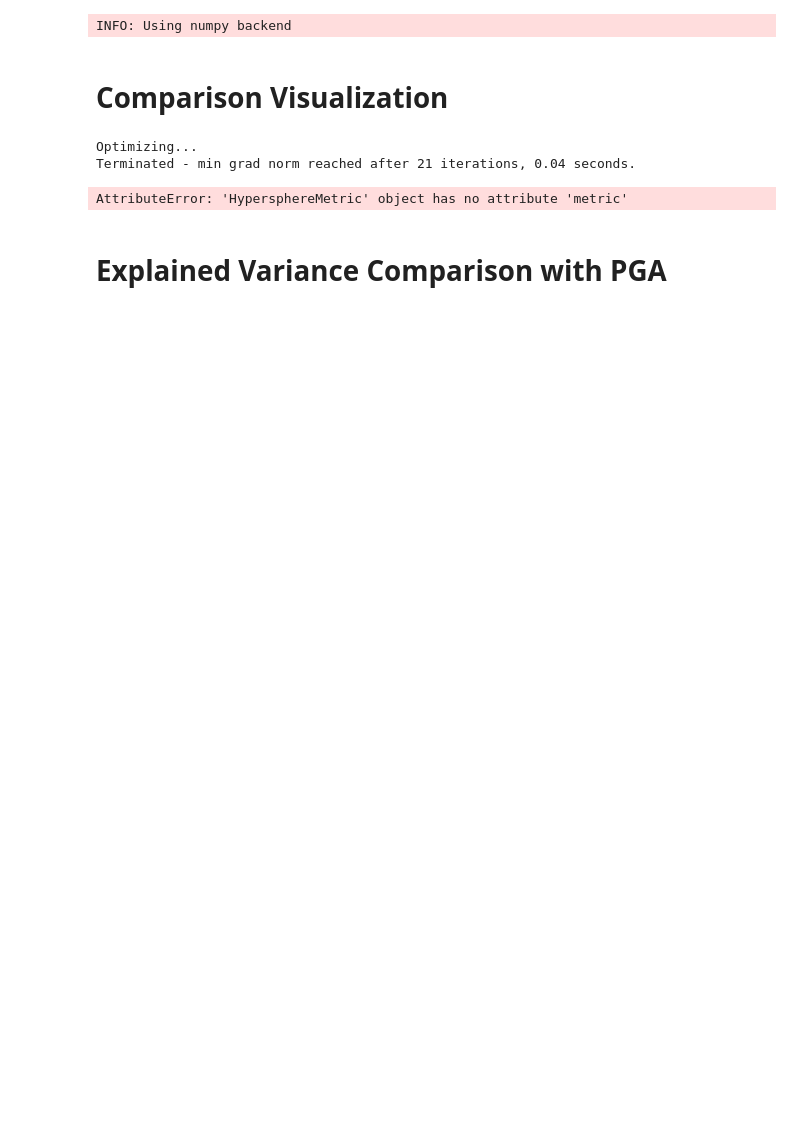
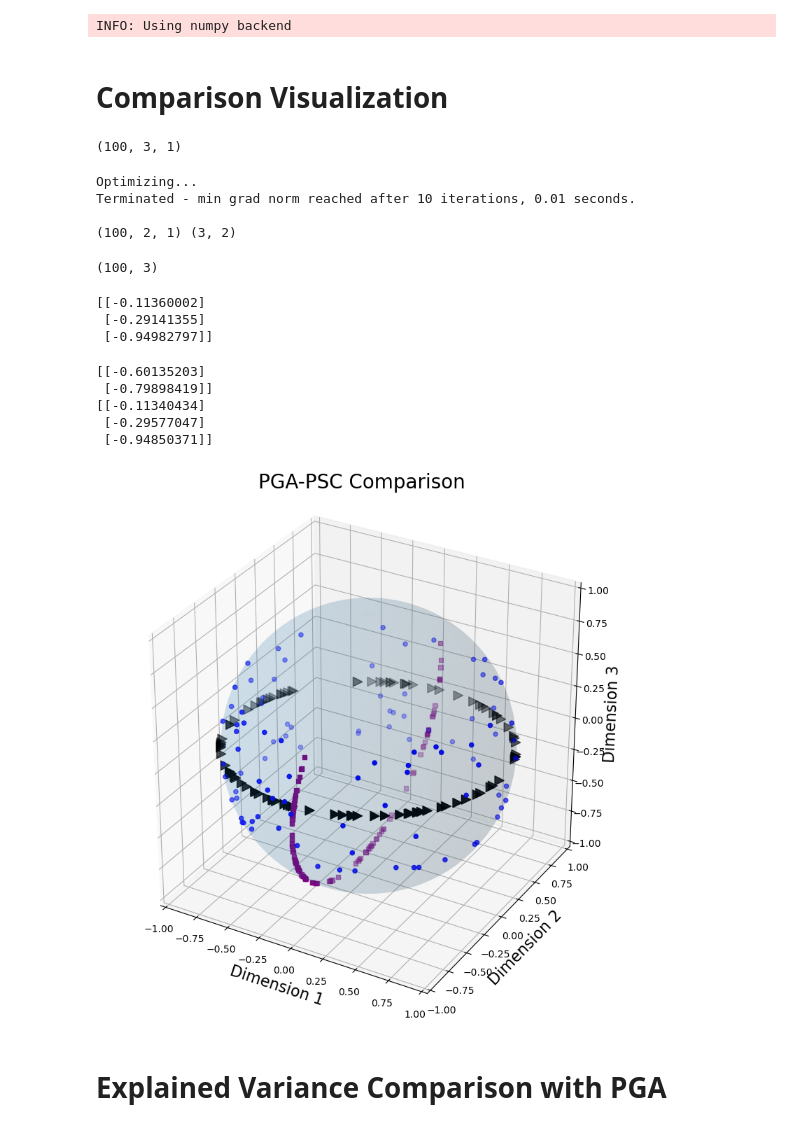
Before and after one commit to HarlinLee/PSC, a Jupyter notebook: experiments/variance_comparison.ipynb, the cells around one changed output. Cells and saved outputs as stored; diff of their text form; code cells hidden in the pictures; blank space fills up the shorter version.

Commit message:
Update variance_comparison

```diff
--- a/experiments/variance_comparison.ipynb
+++ b/experiments/variance_comparison.ipynb
@@ -19,53 +19,78 @@ base_alpha = np.array([[1,0],[0,1],[0,0]])
 # %%
 N=3
 n=2
-k=3
+k=1
 s=100
 concentration=0.05
 epsilon=0.5
+
 sample=utils.sphere_point_cloud(N,n,s,epsilon, alpha=base_alpha)
+print(sample['points'].shape)
+# %% [output]
+(100, 3, 1)
 # %%
-projected=comparison.PSC_points(sample['points'], n)
+projected = comparison.PSC_points(sample['points'], n)
+print(projected[0].shape, projected[1].shape)
 # %% [output]
 Optimizing...
-Terminated - min grad norm reached after 21 iterations, 0.04 seconds.
+Terminated - min grad norm reached after 10 iterations, 0.01 seconds.
+
+(100, 2, 1) (3, 2)
 # %%
 geodesic_projected = comparison.PGA_points(sample['points'].reshape(s, N), n)
+print(geodesic_projected.shape)
 # %% [output]
-AttributeError: 'HypersphereMetric' object has no attribute 'metric'
+(100, 3)
 # %%
-geodesic_projected_mean = comparison.frechetmean(geodesic_projected.reshape(s,N),3,1)
+geodesic_projected_mean = comparison.frechetmean(geodesic_projected.reshape(s,N), N, k)
+print(geodesic_projected_mean)
+# %% [output]
+[[-0.11360002]
+ [-0.29141355]
+ [-0.94982797]]
 # %%
-projected_mean=comparison.frechetmean(projected[0].reshape(s,N),3,1)
-mean=comparison.frechetmean(sample['points'].reshape(s,N),3,1)
+projected_mean=comparison.frechetmean(projected[0].reshape(s,n), n, k)
+mean=comparison.frechetmean(sample['points'].reshape(s,N), N, k)
+print(projected_mean)
+print(mean)
+# %% [output]
+[[-0.60135203]
+ [-0.79898419]]
+[[-0.11340434]
+ [-0.29577047]
+ [-0.94850371]]
 # %%
-X=projected[0] #in black
+X=projected[1].dot(projected[0]).transpose((1,0,2)) #in black
 Y=sample['points'] #in blue
 Z=geodesic_projected
+
 title='PGA-PSC Comparison'
 fig = plt.figure(figsize=(8, 8))
 ax = fig.add_subplot(111, projection='3d')
 u, v = np.mgrid[0: 2 * np.pi : 100j, 0: np.pi :100j]
 xx = np.cos(u) * np.sin(v)
 yy = np.sin(u) * np.sin(v)
 zz = np.cos(v)
+
 ax.plot_surface(xx, yy, zz, rstride=1, cstride=1, alpha=0.1, linewidth=0)
 ax.scatter(Y[:, 0], Y[:, 1], Y[:, 2], c='blue', s=20) #Original points
 ax.scatter(X[:, 0], X[:, 1], X[:, 2], c='black', s=90, marker=">") #Stiefel projected
 ax.scatter(Z[:, 0], Z[:, 1], Z[:, 2], c='purple', s=20, marker="s") #Geodesic projected
 #ax.scatter(geodesic_projected_mean[0], geodesic_projected_mean[1], geodesic_projected_mean[2], c='purple', s=20)
 #ax.scatter(projected_mean[0], projected_mean[1], projected_mean[2], c='red', s=20)
 #ax.scatter(mean[0], mean[1], mean[2], c='green', s=90, marker=">")
 ax.set_xlabel('Dimension 1', fontsize=16)
 ax.set_ylabel('Dimension 2', fontsize=16)
 ax.set_zlabel('Dimension 3', fontsize=16)
 ax.set_xlim([-1,1])
 ax.set_ylim([-1,1])
 ax.set_zlim([-1,1])
 ax.set_box_aspect((1,1,1))
 plt.title(title, fontsize=20)
 plt.tight_layout()
 plt.show()
+# %% [output]
+[figure, added]
 # %% [markdown]
 # Explained Variance Comparison with PGA
 # %%
```
Also changed, not shown: parts of 2 cells of this notebook.
